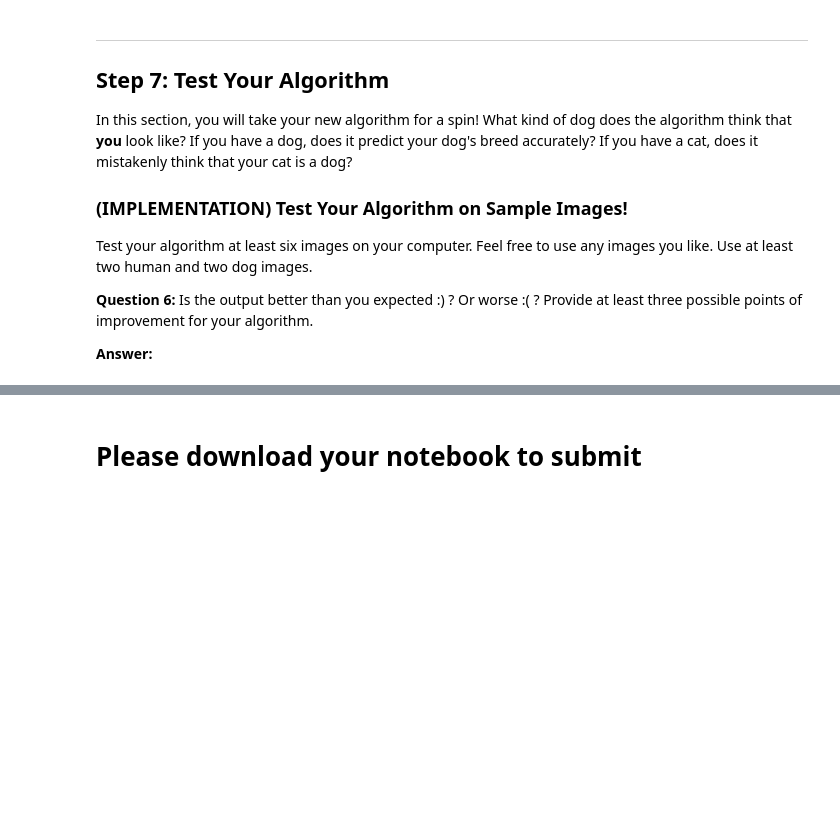
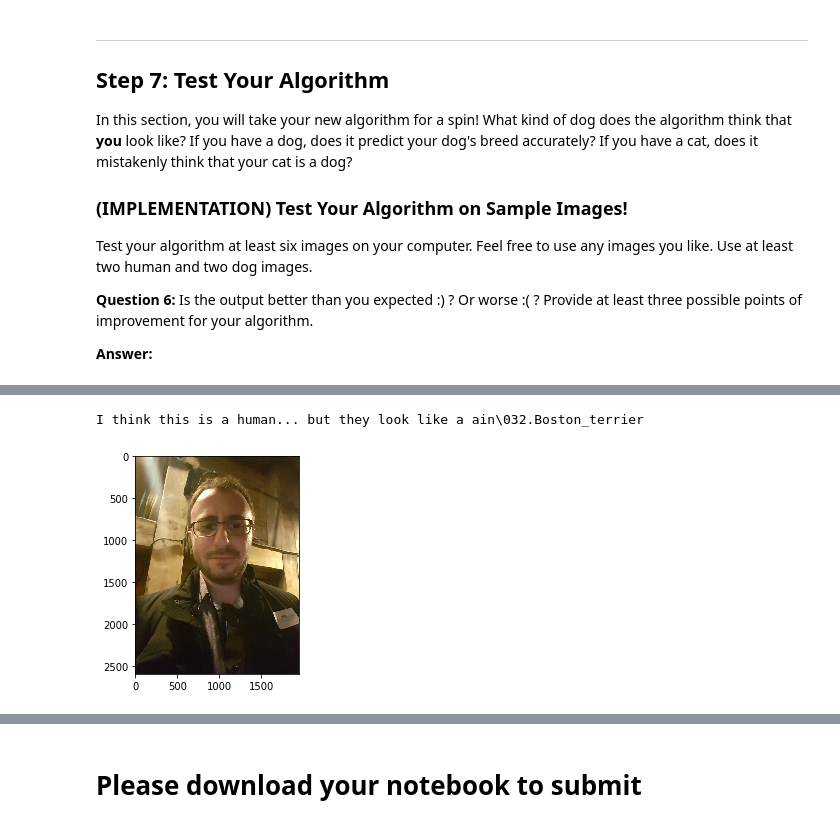
Before and after one commit to yottaawesome/machine-learning, a Jupyter notebook: projects/dog-app/dog_app.ipynb, the cells around one changed output, grey strips where cells are left out. Drawn from its saved outputs; the diff is of its cells as text; code cells hidden in the pictures; blank space fills up the shorter version.

```diff
--- a/projects/dog-app/dog_app.ipynb
+++ b/projects/dog-app/dog_app.ipynb
@@ -769,0 +807,5 @@ __Answer:__
+# %%
+detector(folder + "\\" + "4-vasilios.jpg")
+# %% [output]
+I think this is a human... but they look like a ain\032.Boston_terrier
+[figure, added]
```
Also changed, not shown: parts of 22 cells of this notebook, 10 other files.
